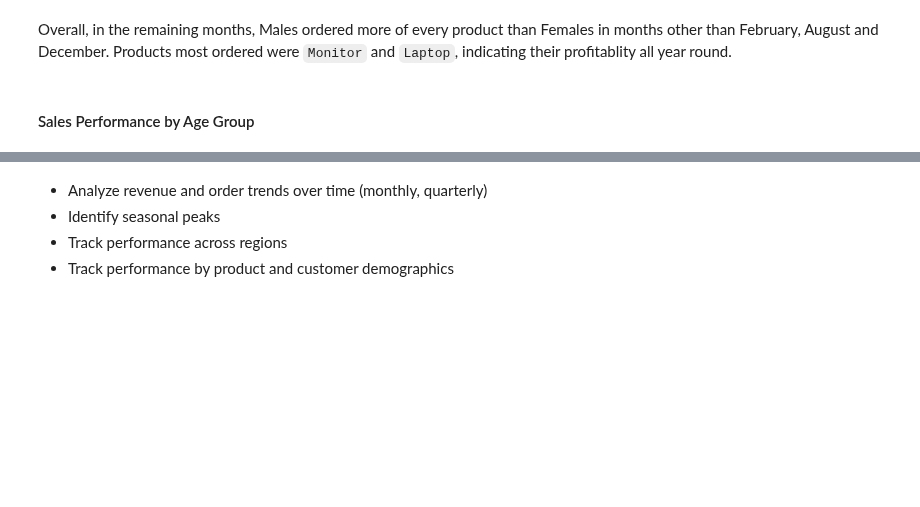
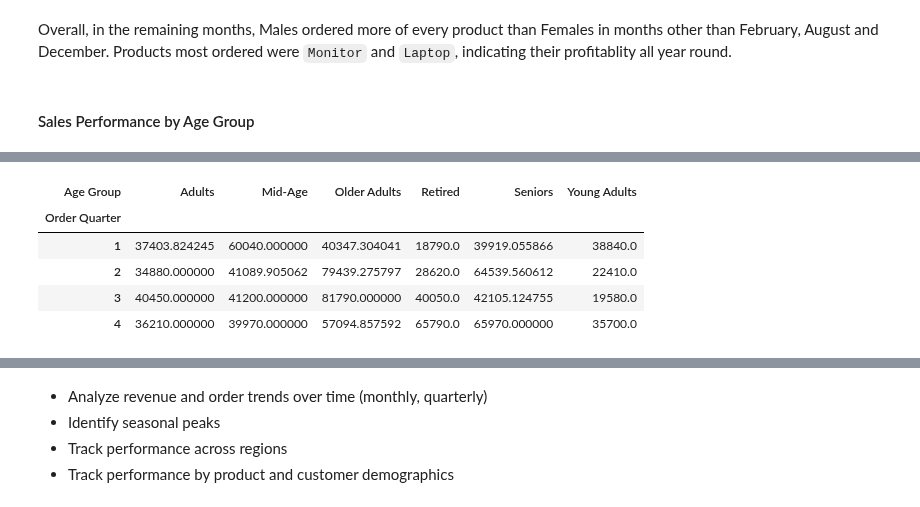
Before and after one commit to Mohammed-Hanan-Othman/ecommerce-sales-analysis, a Jupyter notebook: notebooks/2.sales_trends.ipynb, the cells around one changed output, grey strips where cells are left out. Drawn from its saved outputs; the diff is of its cells as text; code cells hidden in the pictures; blank space fills up the shorter version.

```diff
--- a/notebooks/2.sales_trends.ipynb
+++ b/notebooks/2.sales_trends.ipynb
@@ -275,0 +287,9 @@ Overall, in the remaining months, Males ordered more of every product than Femal
+# %%
+df_copy.groupby(by=["Order Quarter","Age Group"])["Total Price Calc"].sum().unstack()
+# %% [output]
+| Age Group | Adults | Mid-Age | Older Adults | Retired | Seniors | Young Adults |
+| Order Quarter |  |  |  |  |  |  |
+| 1 | 37403.824245 | 60040.000000 | 40347.304041 | 18790.0 | 39919.055866 | 38840.0 |
+| 2 | 34880.000000 | 41089.905062 | 79439.275797 | 28620.0 | 64539.560612 | 22410.0 |
+| 3 | 40450.000000 | 41200.000000 | 81790.000000 | 40050.0 | 42105.124755 | 19580.0 |
+| 4 | 36210.000000 | 39970.000000 | 57094.857592 | 65790.0 | 65970.000000 | 35700.0 |
```
Also changed, not shown: parts of 4 cells of this notebook.
